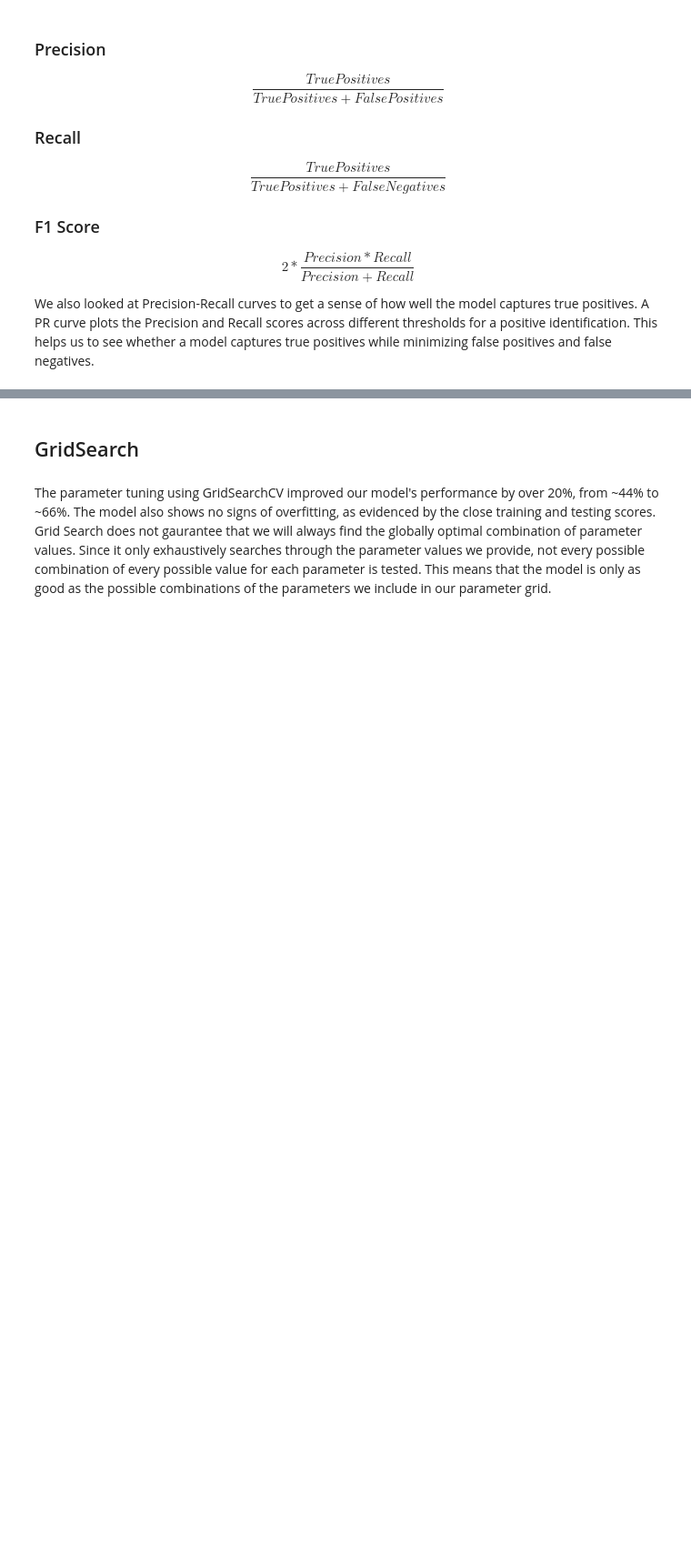
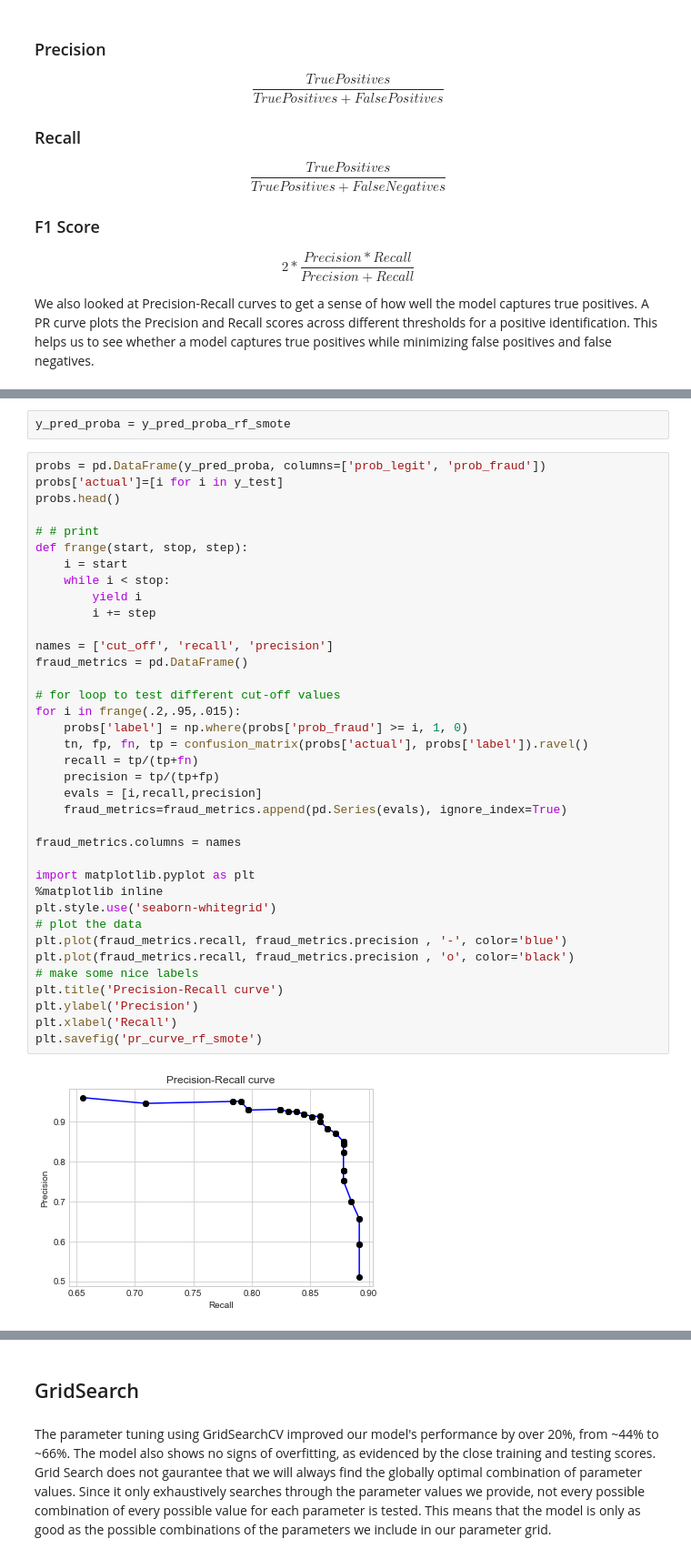
Before and after one commit to AdamBlomfield/credit_card_fraud, a Jupyter notebook: notebooks/predictive_modelling.ipynb, the cells around one changed output, grey strips where cells are left out. Shown: that part at 91% size. Drawn from its saved outputs; the diff is of its cells as text; blank space fills up the shorter version.

```diff
--- a/notebooks/predictive_modelling.ipynb
+++ b/notebooks/predictive_modelling.ipynb
@@ -441,0 +475,41 @@ plt.show()
+# %%
+y_pred_proba = y_pred_proba_rf_smote
+# %%
+probs = pd.DataFrame(y_pred_proba, columns=['prob_legit', 'prob_fraud'])
+probs['actual']=[i for i in y_test]
+probs.head()
+
+# # print
+def frange(start, stop, step):
+    i = start
+    while i < stop:
+        yield i
+        i += step
+
+names = ['cut_off', 'recall', 'precision']
+fraud_metrics = pd.DataFrame()
+
+# for loop to test different cut-off values
+for i in frange(.2,.95,.015):
+    probs['label'] = np.where(probs['prob_fraud'] >= i, 1, 0)
+    tn, fp, fn, tp = confusion_matrix(probs['actual'], probs['label']).ravel()
+    recall = tp/(tp+fn)
+    precision = tp/(tp+fp)
+    evals = [i,recall,precision]
+    fraud_metrics=fraud_metrics.append(pd.Series(evals), ignore_index=True)
+
+fraud_metrics.columns = names
+
+import matplotlib.pyplot as plt
+%matplotlib inline
+plt.style.use('seaborn-whitegrid')
+# plot the data
+plt.plot(fraud_metrics.recall, fraud_metrics.precision , '-', color='blue')
+plt.plot(fraud_metrics.recall, fraud_metrics.precision , 'o', color='black')
+# make some nice labels
+plt.title('Precision-Recall curve')
+plt.ylabel('Precision')
+plt.xlabel('Recall')
+plt.savefig('pr_curve_rf_smote')
+# %% [output]
+[figure, added]
```
Also changed, not shown: parts of 89 cells of this notebook, 5 other files.
